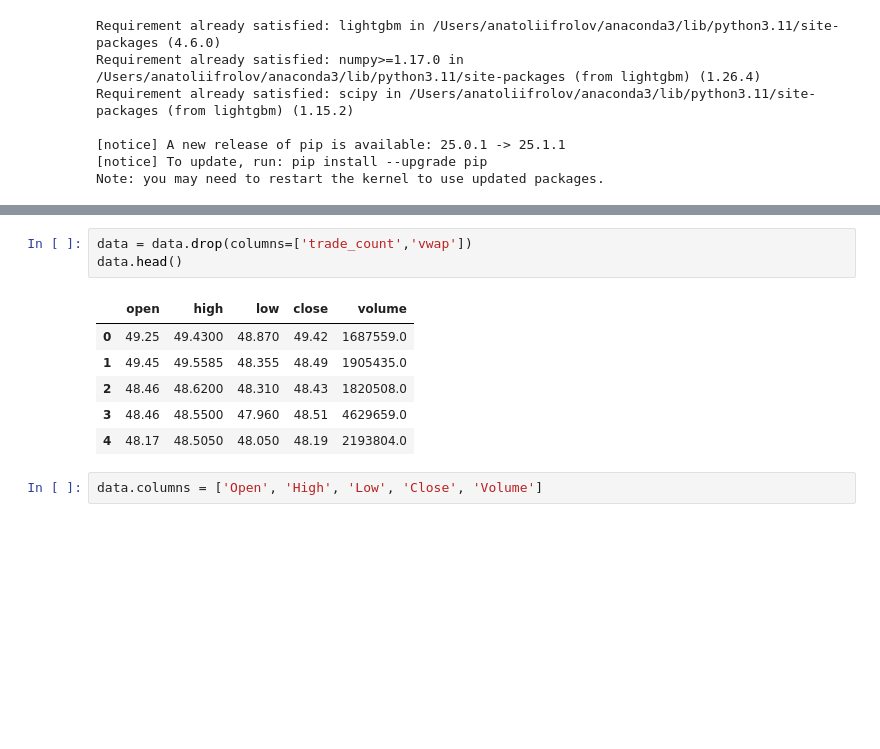
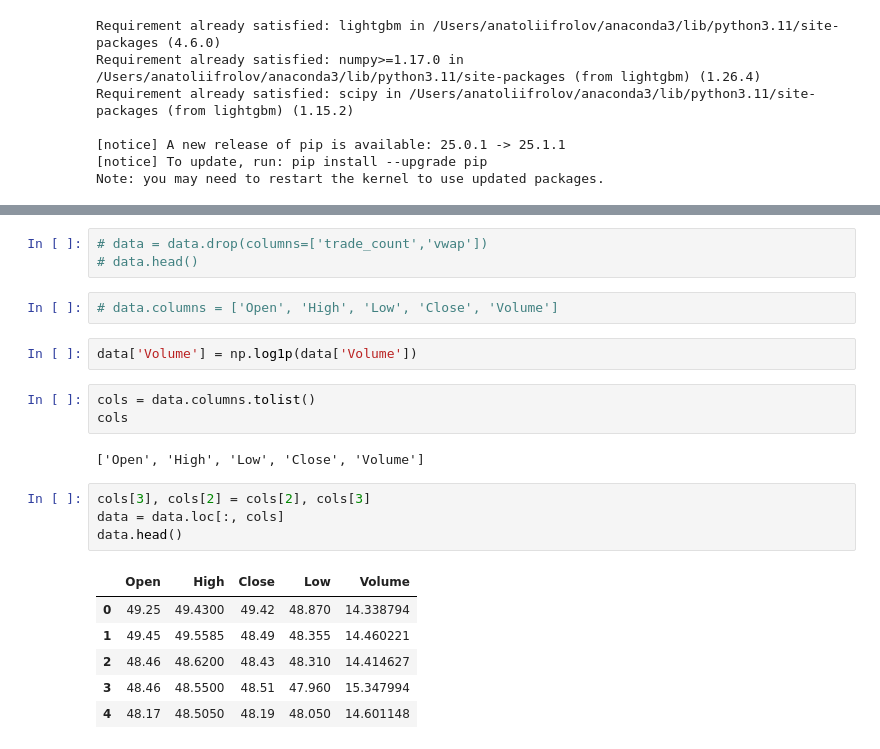
Before and after one commit to ssurface3/python3, a Jupyter notebook: pythonha3.ipynb, the cells around one changed output, grey strips where cells are left out. Saved outputs shown, nothing was run; the diff lists cells and outputs as text; blank space fills up the shorter version.

```diff
--- a/pythonha3.ipynb
+++ b/pythonha3.ipynb
@@ -536,15 +512,26 @@ With lags: (59, 17)
 # %%
-data = data.drop(columns=['trade_count','vwap'])
-data.head()
+# data = data.drop(columns=['trade_count','vwap'])
+# data.head()
-# %% [output]
-|  | open | high | low | close | volume |
-| 0 | 49.25 | 49.4300 | 48.870 | 49.42 | 1687559.0 |
-| 1 | 49.45 | 49.5585 | 48.355 | 48.49 | 1905435.0 |
-| 2 | 48.46 | 48.6200 | 48.310 | 48.43 | 1820508.0 |
-| 3 | 48.46 | 48.5500 | 47.960 | 48.51 | 4629659.0 |
-| 4 | 48.17 | 48.5050 | 48.050 | 48.19 | 2193804.0 |
 # %%
-data.columns = ['Open', 'High', 'Low', 'Close', 'Volume']
+# data.columns = ['Open', 'High', 'Low', 'Close', 'Volume']
+# %%
+data['Volume'] = np.log1p(data['Volume'])
+# %%
+cols = data.columns.tolist()
+cols
+# %% [output]
+['Open', 'High', 'Low', 'Close', 'Volume']
+# %%
+cols[3], cols[2] = cols[2], cols[3]
+data = data.loc[:, cols]
+data.head()
+# %% [output]
+|  | Open | High | Close | Low | Volume |
+| 0 | 49.25 | 49.4300 | 49.42 | 48.870 | 14.338794 |
+| 1 | 49.45 | 49.5585 | 48.49 | 48.355 | 14.460221 |
+| 2 | 48.46 | 48.6200 | 48.43 | 48.310 | 14.414627 |
+| 3 | 48.46 | 48.5500 | 48.51 | 47.960 | 15.347994 |
+| 4 | 48.17 | 48.5050 | 48.19 | 48.050 | 14.601148 |
 # %%
 from backtesting import Backtest
 
```
Also changed, not shown: parts of 9 cells of this notebook.
